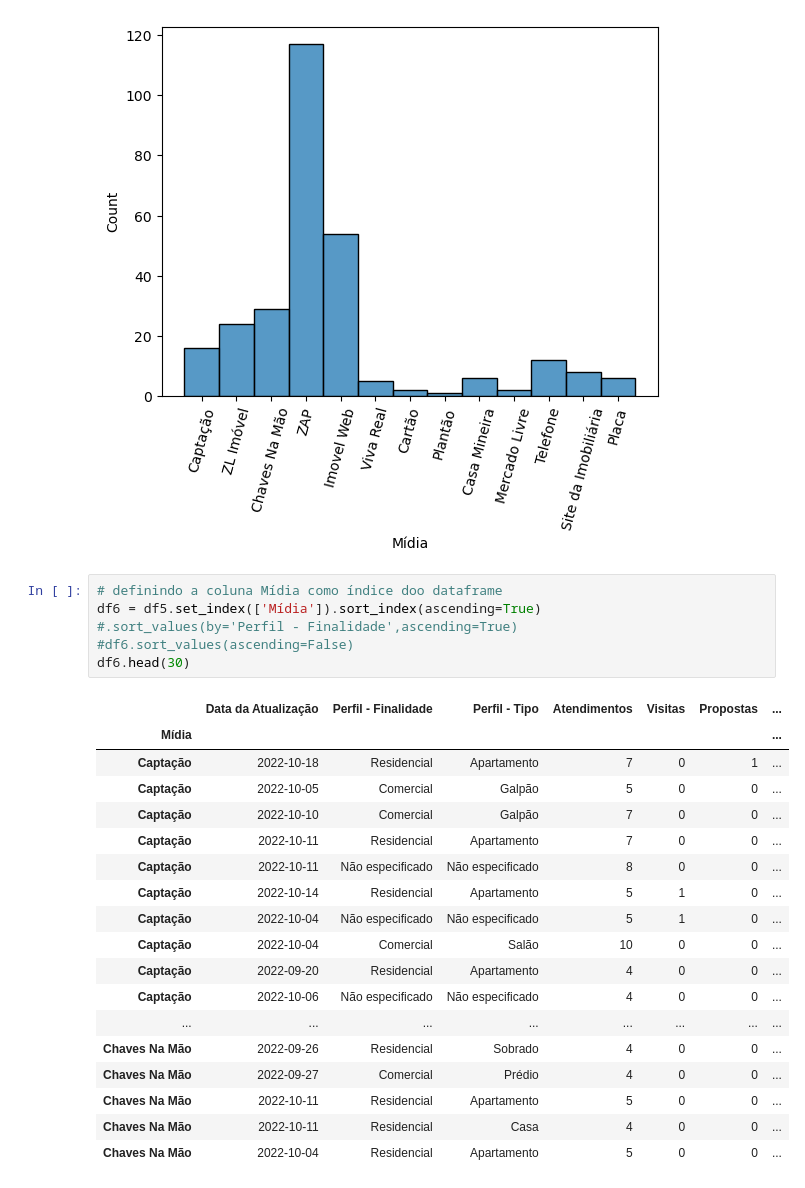
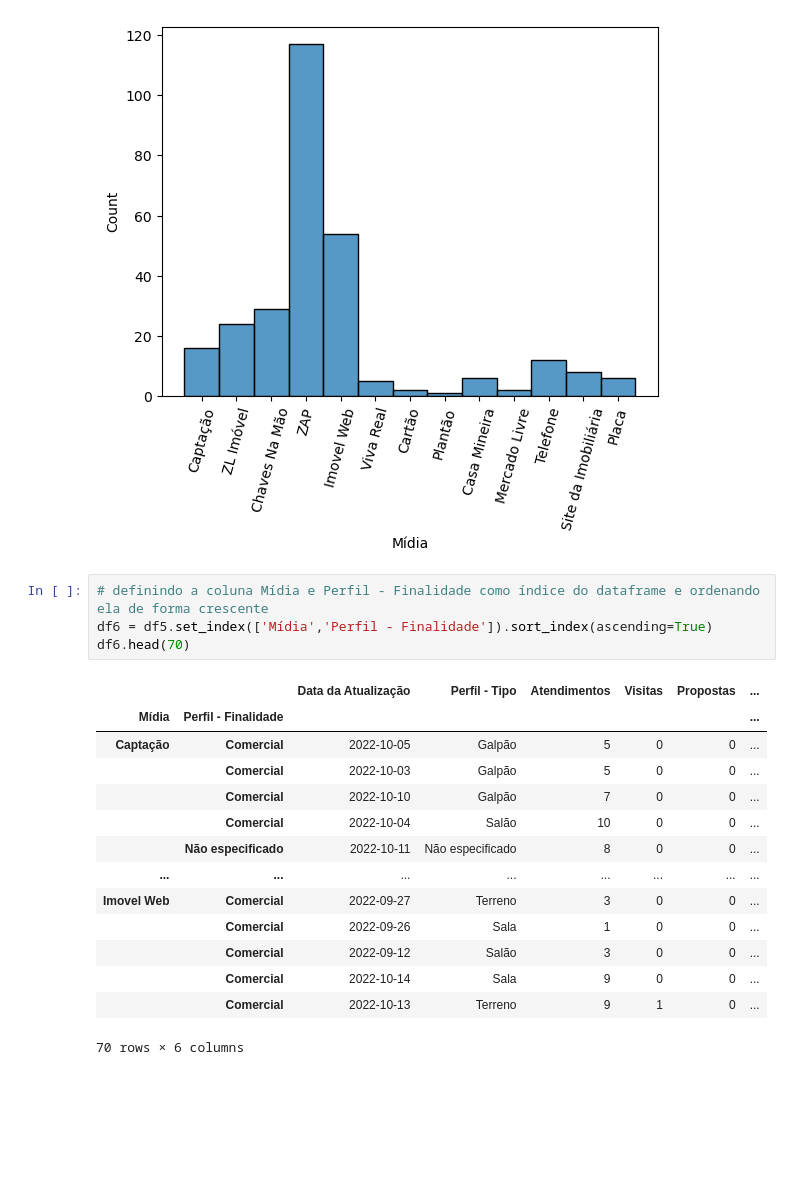
Before and after one commit to paulojr86/analise-de-KPIs, a Jupyter notebook: analise-de-KPIs.ipynb, the cells around one changed output. Cells and saved outputs as stored; diff of their text form; blank space fills up the shorter version.

```diff
--- a/analise-de-KPIs.ipynb
+++ b/analise-de-KPIs.ipynb
@@ -141,27 +141,21 @@ plt.xticks(rotation=75)
   Text(0, 0, '')])
 [figure]
 # %%
-# definindo a coluna Mídia como índice doo dataframe
-df6 = df5.set_index(['Mídia']).sort_index(ascending=True)
-#.sort_values(by='Perfil - Finalidade',ascending=True)
-#df6.sort_values(ascending=False)
-df6.head(30)
+# definindo a coluna Mídia e Perfil - Finalidade como índice do dataframe e ordenando ela de forma crescente
+df6 = df5.set_index(['Mídia','Perfil - Finalidade']).sort_index(ascending=True)
+df6.head(70)
 # %% [output]
-|  | Data da Atualização | Perfil - Finalidade | Perfil - Tipo | Atendimentos | Visitas | Propostas | ... |
-| Mídia |  |  |  |  |  |  | ... |
-| Captação | 2022-10-18 | Residencial | Apartamento | 7 | 0 | 1 | ... |
-| Captação | 2022-10-05 | Comercial | Galpão | 5 | 0 | 0 | ... |
-| Captação | 2022-10-10 | Comercial | Galpão | 7 | 0 | 0 | ... |
-| Captação | 2022-10-11 | Residencial | Apartamento | 7 | 0 | 0 | ... |
-| Captação | 2022-10-11 | Não especificado | Não especificado | 8 | 0 | 0 | ... |
-| Captação | 2022-10-14 | Residencial | Apartamento | 5 | 1 | 0 | ... |
-| Captação | 2022-10-04 | Não especificado | Não especificado | 5 | 1 | 0 | ... |
-| Captação | 2022-10-04 | Comercial | Salão | 10 | 0 | 0 | ... |
-| Captação | 2022-09-20 | Residencial | Apartamento | 4 | 0 | 0 | ... |
-| Captação | 2022-10-06 | Não especificado | Não especificado | 4 | 0 | 0 | ... |
+|  |  | Data da Atualização | Perfil - Tipo | Atendimentos | Visitas | Propostas | ... |
+| Mídia | Perfil - Finalidade |  |  |  |  |  | ... |
+| Captação | Comercial | 2022-10-05 | Galpão | 5 | 0 | 0 | ... |
+|  | Comercial | 2022-10-03 | Galpão | 5 | 0 | 0 | ... |
+|  | Comercial | 2022-10-10 | Galpão | 7 | 0 | 0 | ... |
+|  | Comercial | 2022-10-04 | Salão | 10 | 0 | 0 | ... |
+|  | Não especificado | 2022-10-11 | Não especificado | 8 | 0 | 0 | ... |
 | ... | ... | ... | ... | ... | ... | ... | ... |
-| Chaves Na Mão | 2022-09-26 | Residencial | Sobrado | 4 | 0 | 0 | ... |
-| Chaves Na Mão | 2022-09-27 | Comercial | Prédio | 4 | 0 | 0 | ... |
-| Chaves Na Mão | 2022-10-11 | Residencial | Apartamento | 5 | 0 | 0 | ... |
-| Chaves Na Mão | 2022-10-11 | Residencial | Casa | 4 | 0 | 0 | ... |
-| Chaves Na Mão | 2022-10-04 | Residencial | Apartamento | 5 | 0 | 0 | ... |
+| Imovel Web | Comercial | 2022-09-27 | Terreno | 3 | 0 | 0 | ... |
+|  | Comercial | 2022-09-26 | Sala | 1 | 0 | 0 | ... |
+|  | Comercial | 2022-09-12 | Salão | 3 | 0 | 0 | ... |
+|  | Comercial | 2022-10-14 | Sala | 9 | 0 | 0 | ... |
+|  | Comercial | 2022-10-13 | Terreno | 9 | 1 | 0 | ... |
+70 rows × 6 columns
```
Also changed, not shown: parts of 7 cells of this notebook.
